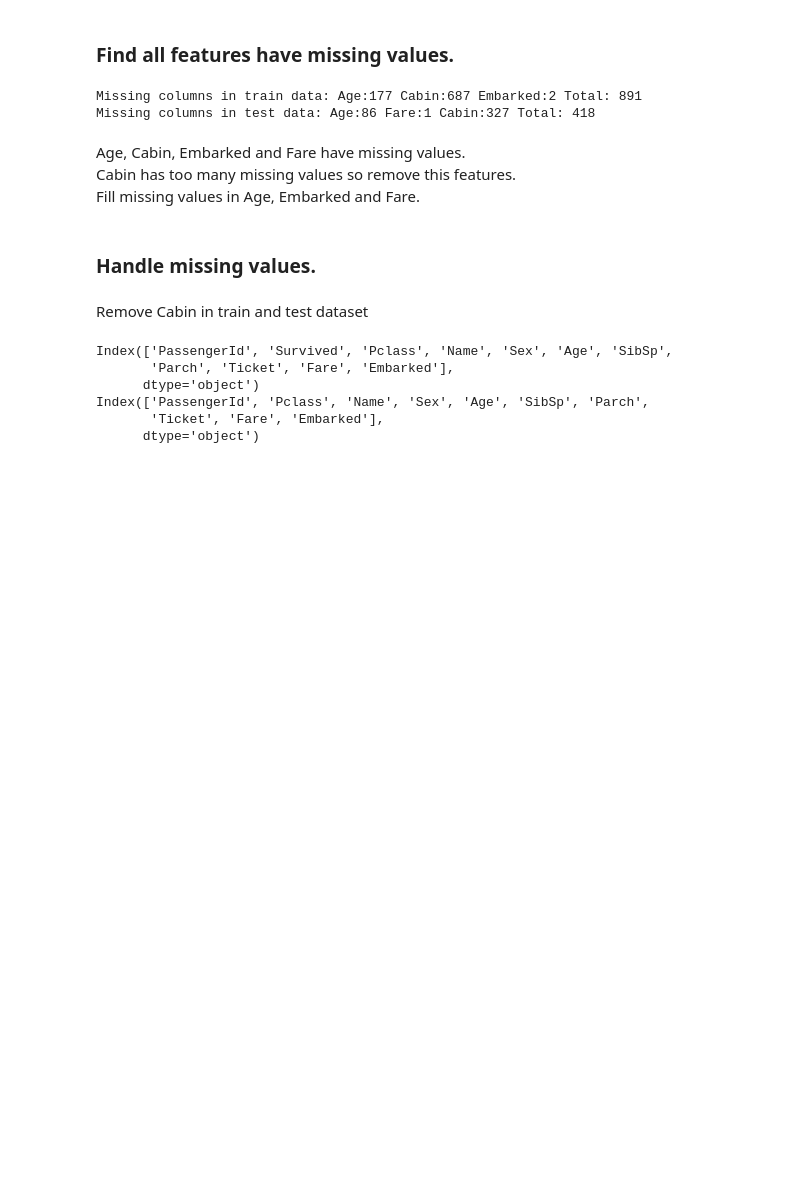
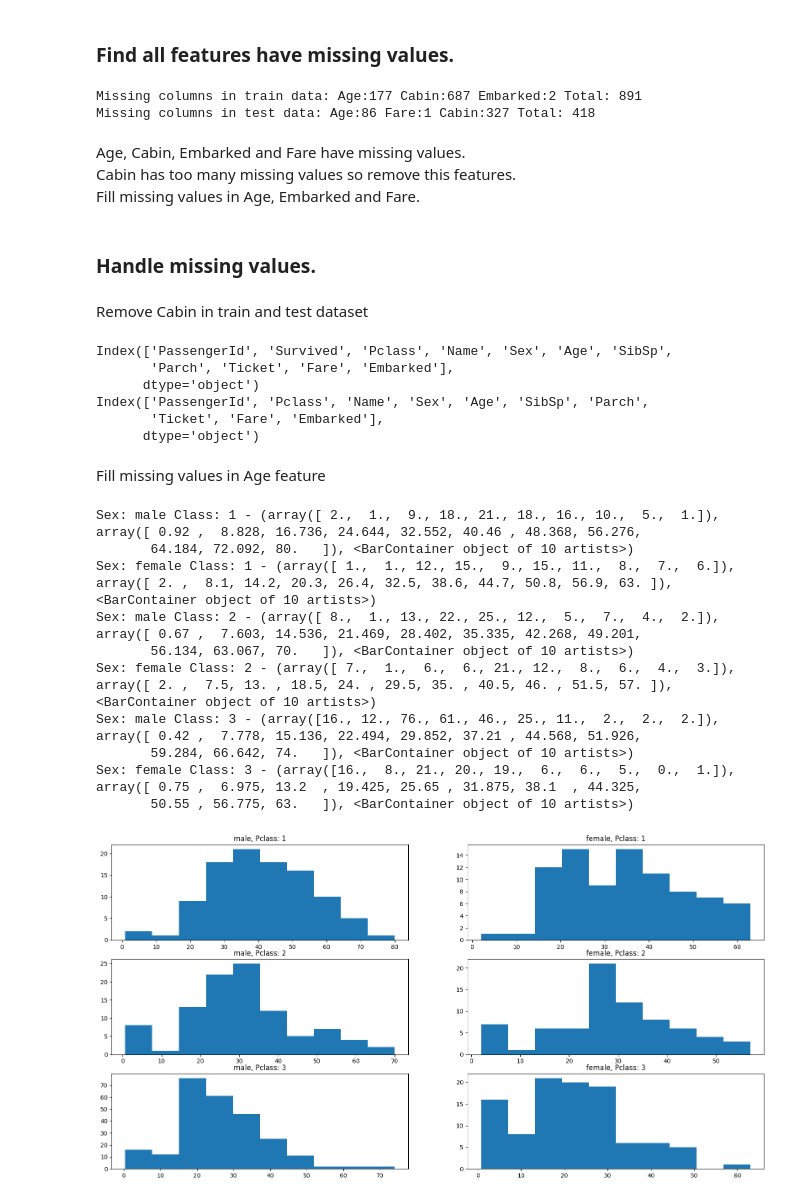
Before and after one commit to superdev0410/Titanic-Machine_Learning_From_Disaster, a Jupyter notebook: titanic.ipynb, the cells around one changed output. Drawn from its saved outputs; the diff is of its cells as text; code cells hidden in the pictures; blank space fills up the shorter version.

Commit message:
plot histogram to analyze the Age feature

```diff
--- a/titanic.ipynb
+++ b/titanic.ipynb
@@ -92,3 +95,27 @@ Index(['PassengerId', 'Survived', 'Pclass', 'Name', 'Sex', 'Age', 'SibSp',
 Index(['PassengerId', 'Pclass', 'Name', 'Sex', 'Age', 'SibSp', 'Parch',
        'Ticket', 'Fare', 'Embarked'],
       dtype='object')
+# %% [markdown]
+Fill missing values in Age feature
+# %%
+# Plot histogram to analyze age data
+fig, axs = plt.subplots(3, 2, figsize = (20, 10))
+for irow, pclass in enumerate([1, 2, 3]):
+    for icolumn, sex in enumerate(['mak.0', 'female']):
+        age_data = train_df[train_df["Sex"] == sex]
+        age_data = age_data[age_data["Pclass"] == pclass]
+        axs[irow][icolumn].set_title(f"{sex}, Pclass: {pclass}")
+        print("Sex:", sex, "Class:", pclass, "-", axs[irow][icolumn].hist(age_data['Age']))
+plt.show()
+# %% [output]
+Sex: male Class: 1 - (array([ 2.,  1.,  9., 18., 21., 18., 16., 10.,  5.,  1.]), array([ 0.92 ,  8.828, 16.736, 24.644, 32.552, 40.46 , 48.368, 56.276,
+       64.184, 72.092, 80.   ]), <BarContainer object of 10 artists>)
+Sex: female Class: 1 - (array([ 1.,  1., 12., 15.,  9., 15., 11.,  8.,  7.,  6.]), array([ 2. ,  8.1, 14.2, 20.3, 26.4, 32.5, 38.6, 44.7, 50.8, 56.9, 63. ]), <BarContainer object of 10 artists>)
+Sex: male Class: 2 - (array([ 8.,  1., 13., 22., 25., 12.,  5.,  7.,  4.,  2.]), array([ 0.67 ,  7.603, 14.536, 21.469, 28.402, 35.335, 42.268, 49.201,
+       56.134, 63.067, 70.   ]), <BarContainer object of 10 artists>)
+Sex: female Class: 2 - (array([ 7.,  1.,  6.,  6., 21., 12.,  8.,  6.,  4.,  3.]), array([ 2. ,  7.5, 13. , 18.5, 24. , 29.5, 35. , 40.5, 46. , 51.5, 57. ]), <BarContainer object of 10 artists>)
+Sex: male Class: 3 - (array([16., 12., 76., 61., 46., 25., 11.,  2.,  2.,  2.]), array([ 0.42 ,  7.778, 15.136, 22.494, 29.852, 37.21 , 44.568, 51.926,
+       59.284, 66.642, 74.   ]), <BarContainer object of 10 artists>)
+Sex: female Class: 3 - (array([16.,  8., 21., 20., 19.,  6.,  6.,  5.,  0.,  1.]), array([ 0.75 ,  6.975, 13.2  , 19.425, 25.65 , 31.875, 38.1  , 44.325,
+       50.55 , 56.775, 63.   ]), <BarContainer object of 10 artists>)
+[figure, added]
```
Also changed, not shown: parts of 2 cells of this notebook.
